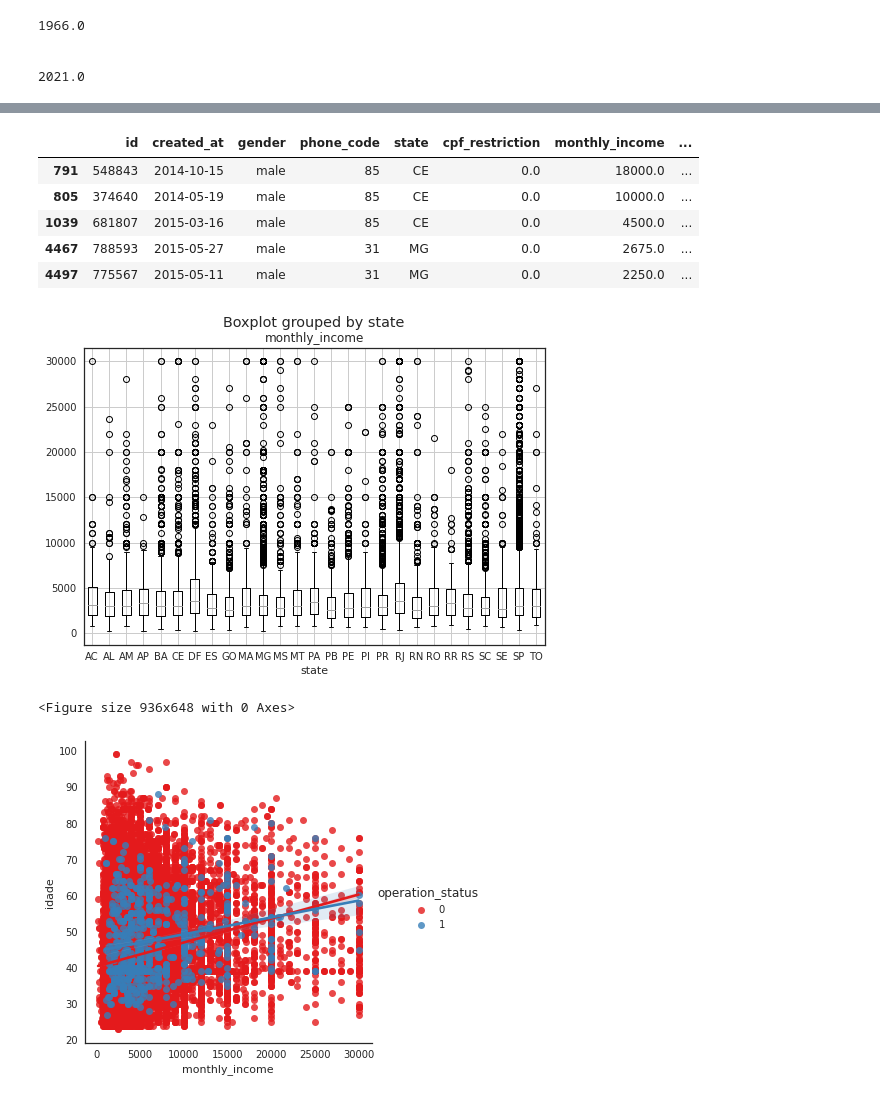
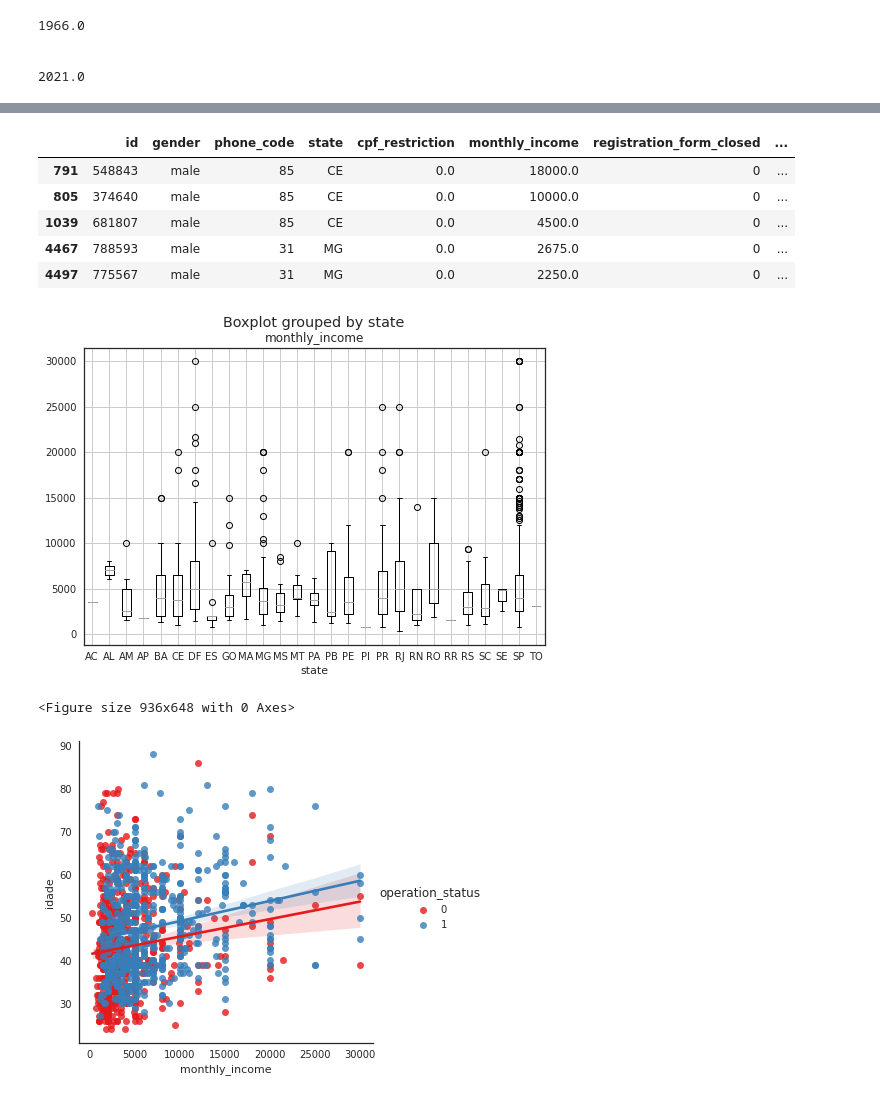
Before and after one commit to felipesembay/Curso_Machine_Learning, a Jupyter notebook: Creditas/Arquivos Jupyter/EDA.ipynb, the cells around one changed output, grey strips where cells are left out. Drawn from its saved outputs; the diff is of its cells as text; code cells hidden in the pictures.

```diff
--- a/Creditas/Arquivos Jupyter/EDA.ipynb
+++ b/Creditas/Arquivos Jupyter/EDA.ipynb
@@ -425,3 +441,20 @@ treino.to_csv('dados_modelo.csv')
+# %%
+#Definindo critérios de filtros
+
+treino11 = treino1.loc[(treino1['model_year']>1995.0) & (treino1['auto_value']>0.0)].sample(666)
+treino11
+
+treino21 = treino2.loc[(treino2['model_year']>1995.0) & (treino2['auto_value']>0.0)].sample(666)
+treino21
+
+dfs = pd.concat([treino11, treino21])
+dfs
+
+dfs.to_parquet('/home/felipe/Projeto/Portfolio/Creditas/Dados/amostra_igual.gzip', compression='gzip')
+
+##########################################################
+
+df = treino
 # %% [markdown]
 ### Mais Insights
 # %%
@@ -478,3 +511,16 @@ plt.xlabel("Rejected")
 plt.ylabel("Number of customers");
 # %% [output]
 [figure]
+# %%
+plt.figure(figsize=(5,5))
+splot=sns.countplot(data=dfs,x='operation_status',palette='GnBu')
+sns.set_style('ticks')
+total = float(len(dfs))
+for p in splot.patches:
+    percentage = '{:.1f}%'.format(100 * p.get_height()/total)
+    x = p.get_x() + p.get_width()
+    y = p.get_height()
+    splot.annotate(percentage,(x,y),ha = 'center', va = 'center')
+plt.title("Proportion of Customer Closed and No Closed", size = 22)
+plt.xlabel("Rejected")
+plt.ylabel("Number of customers");
@@ -489,5 +537,5 @@ colunas_para_codigos = {
     'operation_status': codigos_status
 }
 
-df.replace(colunas_para_codigos,inplace=True)
+dfs.replace(colunas_para_codigos,inplace=True)
 # %%
@@ -673,21 +721,21 @@ plt.title('Year Model Car', loc = 'center', fontweight = 'bold', fontsize=20);
 # %%
 df.head()
 # %% [output]
-|  | id | created_at | gender | phone_code | state | cpf_restriction | monthly_income | ... |
-| 791 | 548843 | 2014-10-15 | male | 85 | CE | 0.0 | 18000.0 | ... |
-| 805 | 374640 | 2014-05-19 | male | 85 | CE | 0.0 | 10000.0 | ... |
-| 1039 | 681807 | 2015-03-16 | male | 85 | CE | 0.0 | 4500.0 | ... |
-| 4467 | 788593 | 2015-05-27 | male | 31 | MG | 0.0 | 2675.0 | ... |
-| 4497 | 775567 | 2015-05-11 | male | 31 | MG | 0.0 | 2250.0 | ... |
+|  | id | gender | phone_code | state | cpf_restriction | monthly_income | registration_form_closed | ... |
+| 791 | 548843 | male | 85 | CE | 0.0 | 18000.0 | 0 | ... |
+| 805 | 374640 | male | 85 | CE | 0.0 | 10000.0 | 0 | ... |
+| 1039 | 681807 | male | 85 | CE | 0.0 | 4500.0 | 0 | ... |
+| 4467 | 788593 | male | 31 | MG | 0.0 | 2675.0 | 0 | ... |
+| 4497 | 775567 | male | 31 | MG | 0.0 | 2250.0 | 0 | ... |
 # %%
-df.boxplot(column='monthly_income', by='state');
+dfs.boxplot(column='monthly_income', by='state');
 # %% [output]
-[figure, old version]
+[figure, new version]
 # %%
 plt.figure(figsize=(13,9))
-sns.lmplot(y='idade',x='monthly_income',data=df,hue='operation_status',palette='Set1');
+sns.lmplot(y='idade',x='monthly_income',data=dfs,hue='operation_status',palette='Set1');
 # %% [output]
 <Figure size 936x648 with 0 Axes>
-[figure, old version]
+[figure, new version]
 # %%
 plt.figure(figsize=(11,7))
```
Also changed, not shown: parts of 51 cells of this notebook, 46 other files.
